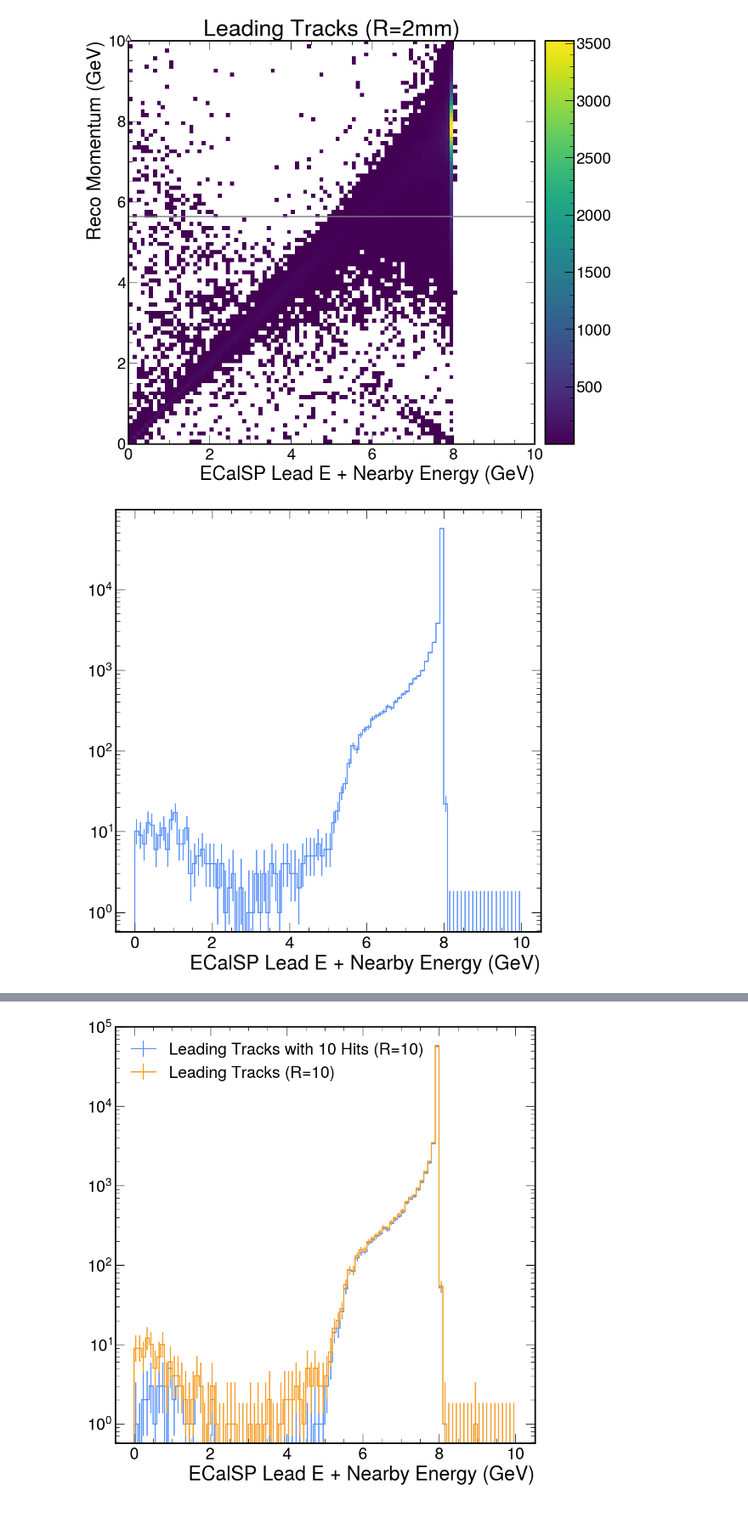
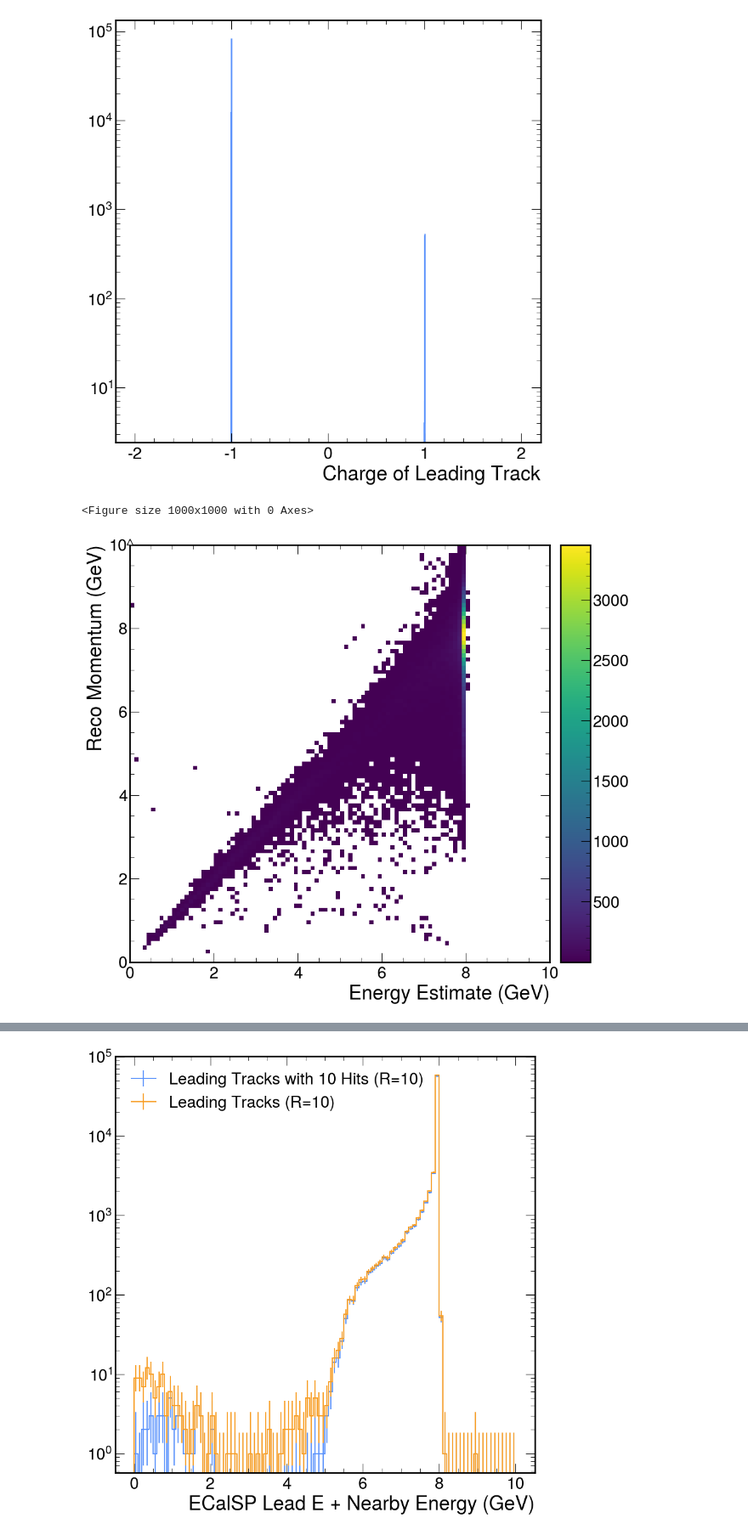
Before and after one commit to rodr1001/my_code, a Jupyter notebook: ldmx/EAT_Tracking/plot-eat-tracking-histograms.ipynb, the cells around one changed output, grey strips where cells are left out. Shown at 85% size. Saved outputs shown, nothing was run; the diff lists cells and outputs as text; code cells hidden in the pictures.

```diff
--- a/ldmx/EAT_Tracking/plot-eat-tracking-histograms.ipynb
+++ b/ldmx/EAT_Tracking/plot-eat-tracking-histograms.ipynb
@@ -49,20 +81,21 @@ f.keys()
+# %%
+f['leadtrk_charge'].to_hist().plot()
+plt.yscale('log')
+plt.show()
+plt.savefig("leadtrk_charge.jpg")
+# %% [output]
+[figure, added]
+<Figure size 1000x1000 with 0 Axes>
 # %%
 thresh = 5.63 #min energy req - from cumsum plot
 # %%
-leadtrkr2 = f['leadtrk_reco_vs_Lead_E_w_nearby_R2'].to_hist()
+leadtrkr2 = f['leadtrk_reco_nhits_10_impact_cuts_vs_Energy_Estimate_R2'].to_hist()
 leadtrkr2.plot(cmin=1)
 #plt.xlim(-0.5, 8)
-plt.title("Leading Tracks (R=2mm)")
+#plt.title("Leading Tracks (R=2mm)")
 #plt.yscale("log")
-plt.axhline(thresh, color='gray')
-plt.savefig("leadtrk_reco_vs_Lead_E_w_nearby_R2-withthresh.jpg")
+#plt.axhline(thresh, color='gray')
+#plt.savefig("leadtrk_reco_ALL_REQS_vs_Energy_Estimate_R2.jpg")
 plt.show()
-
-g = leadtrkr2[:,hist.loc(thresh)::sum].plot(label= "Leading Tracks (R = 2mm)")
-#g.plot()
-plt.yscale('log')
-#plt.savefig("leadtrk_reco_vs_Lead_E_w_nearby_R2-at-thresh.jpg")
-plt.show()
 # %% [output]
-[figure, old version]
+[figure, new version]
-[figure, removed]
```
Also changed, not shown: parts of 18 cells of this notebook, 1 other file.
